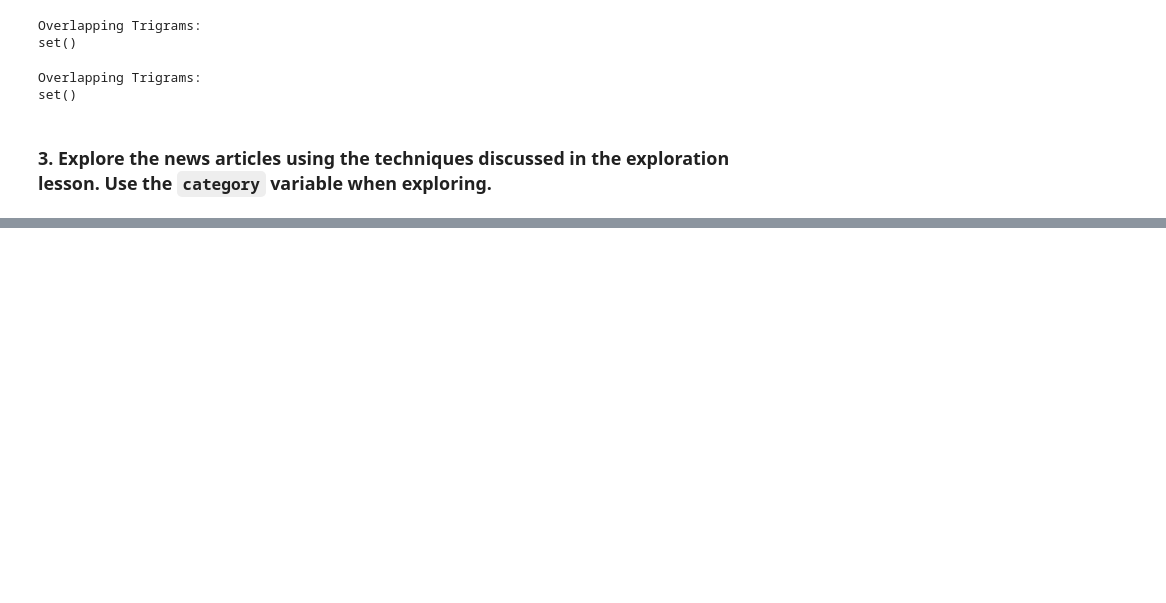
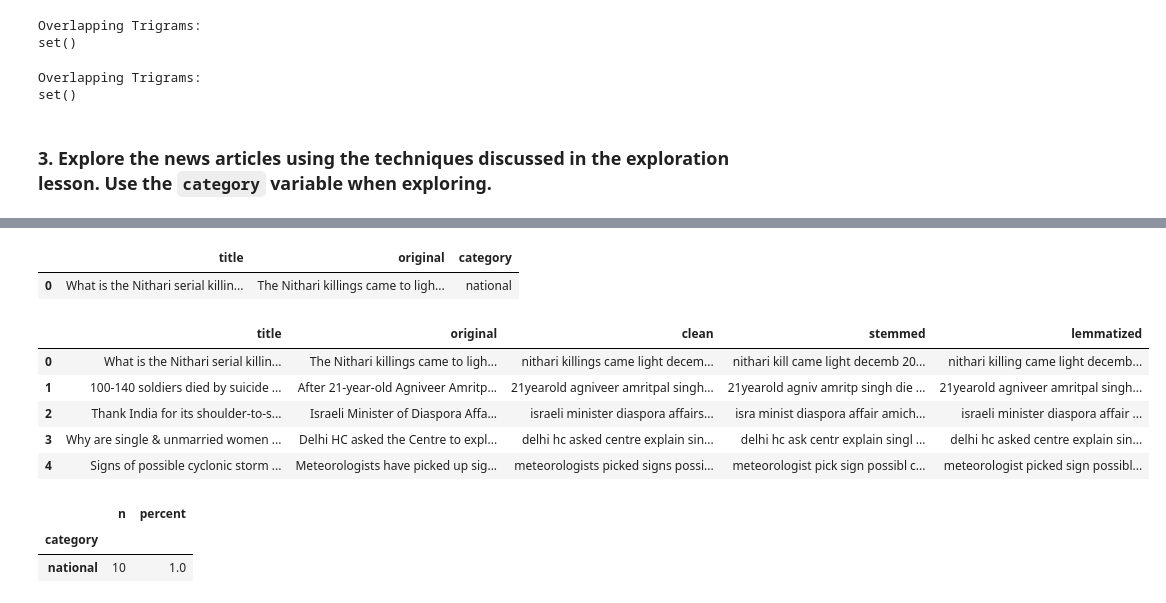
Before and after one commit to Marc-Aradillas/natural-language-processing-exercises, a Jupyter notebook: explore.ipynb, the cells around one changed output, grey strips where cells are left out. Drawn from its saved outputs; the diff is of its cells as text; code cells hidden in the pictures; blank space fills up the shorter version.

```diff
--- a/explore.ipynb
+++ b/explore.ipynb
@@ -952,0 +968,21 @@ set()
+# %%
+news_df.rename(columns={'content': 'original'}, inplace=True)
+news_df.head(1)
+# %% [output]
+|  | title | original | category |
+| 0 | What is the Nithari serial killin... | The Nithari killings came to ligh... | national |
+# %%
+p.prep_text_data(news_df, 'original', extra_words = ['ha', 'u'], exclude_words = ['no']).head()
+# %% [output]
+|  | title | original | clean | stemmed | lemmatized |
+| 0 | What is the Nithari serial killin... | The Nithari killings came to ligh... | nithari killings came light decem... | nithari kill came light decemb 20... | nithari killing came light decemb... |
+| 1 | 100-140 soldiers died by suicide ... | After 21-year-old Agniveer Amritp... | 21yearold agniveer amritpal singh... | 21yearold agniv amritp singh die ... | 21yearold agniveer amritpal singh... |
+| 2 | Thank India for its shoulder-to-s... | Israeli Minister of Diaspora Affa... | israeli minister diaspora affairs... | isra minist diaspora affair amich... | israeli minister diaspora affair ... |
+| 3 | Why are single & unmarried women ... | Delhi HC asked the Centre to expl... | delhi hc asked centre explain sin... | delhi hc ask centr explain singl ... | delhi hc asked centre explain sin... |
+| 4 | Signs of possible cyclonic storm ... | Meteorologists have picked up sig... | meteorologists picked signs possi... | meteorologist pick sign possibl c... | meteorologist picked sign possibl... |
+# %%
+show_counts_and_ratios(news_df, "category")
+# %% [output]
+|  | n | percent |
+| category |  |  |
+| national | 10 | 1.0 |
```
Also changed, not shown: parts of 8 cells of this notebook.
